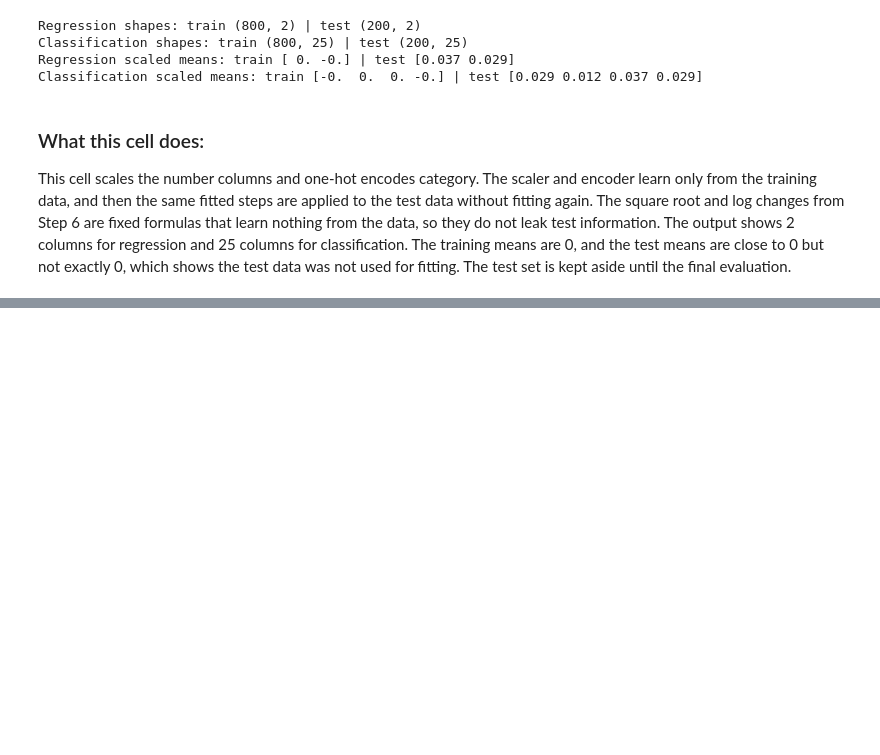
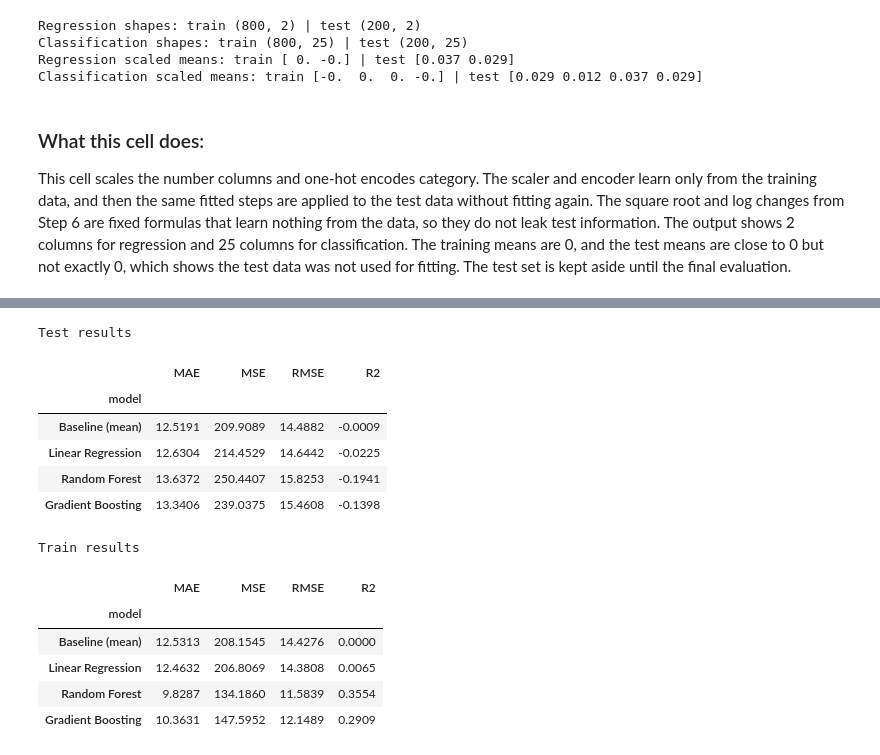
Before and after one commit to l253042/E-commerce, a Jupyter notebook: notebooks/E-commerce.ipynb, the cells around one changed output, grey strips where cells are left out. Cells and saved outputs as stored; diff of their text form; code cells hidden in the pictures; blank space fills up the shorter version.

```diff
--- a/notebooks/E-commerce.ipynb
+++ b/notebooks/E-commerce.ipynb
@@ -1528,0 +1577,23 @@ This cell scales the number columns and one-hot encodes category. The scaler and
+# %%
+test_table = reg_results[reg_results["set"] == "test"].drop(columns="set").set_index("model").round(4)
+train_table = reg_results[reg_results["set"] == "train"].drop(columns="set").set_index("model").round(4)
+
+print("Test results")
+display(test_table)
+print("Train results")
+display(train_table)
+# %% [output]
+Test results
+|  | MAE | MSE | RMSE | R2 |
+| model |  |  |  |  |
+| Baseline (mean) | 12.5191 | 209.9089 | 14.4882 | -0.0009 |
+| Linear Regression | 12.6304 | 214.4529 | 14.6442 | -0.0225 |
+| Random Forest | 13.6372 | 250.4407 | 15.8253 | -0.1941 |
+| Gradient Boosting | 13.3406 | 239.0375 | 15.4608 | -0.1398 |
+Train results
+|  | MAE | MSE | RMSE | R2 |
+| model |  |  |  |  |
+| Baseline (mean) | 12.5313 | 208.1545 | 14.4276 | 0.0000 |
+| Linear Regression | 12.4632 | 206.8069 | 14.3808 | 0.0065 |
+| Random Forest | 9.8287 | 134.1860 | 11.5839 | 0.3554 |
+| Gradient Boosting | 10.3631 | 147.5952 | 12.1489 | 0.2909 |
```
Also changed, not shown: parts of 9 cells of this notebook, 1 other file.
